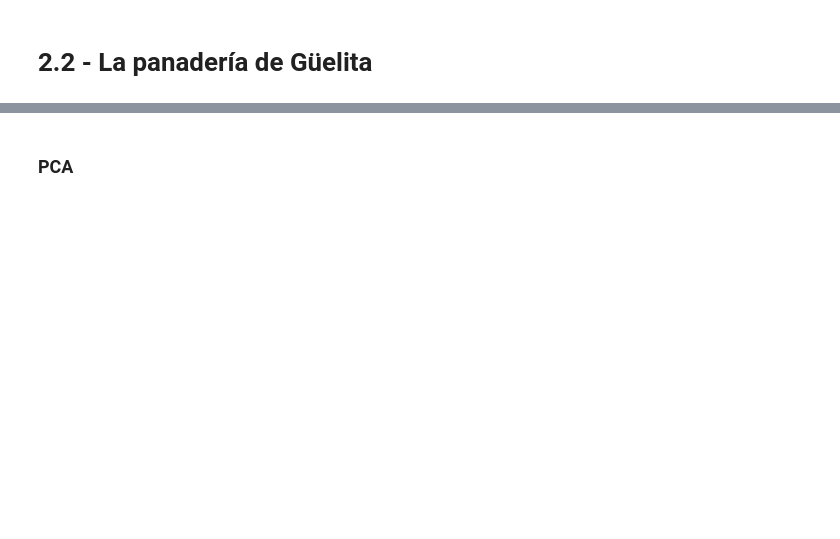
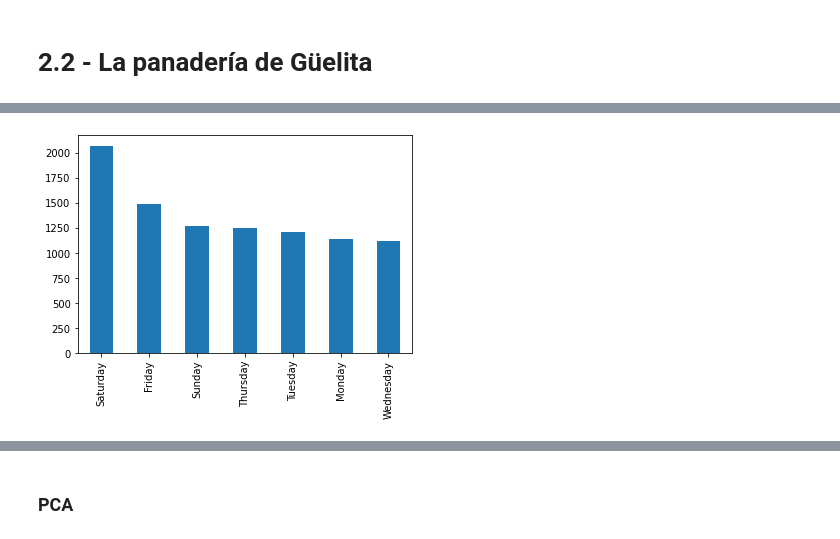
Before and after one commit to Ironhack-Data-Madrid-Abril-2021/Material_Clase, a Jupyter notebook: semana_7/2.2 - La panaderia de Guelita.ipynb, the cells around one changed output, grey strips where cells are left out. Saved outputs shown, nothing was run; the diff lists cells and outputs as text; code cells hidden in the pictures; blank space fills up the shorter version.

```diff
--- a/semana_7/2.2 - La panaderia de Guelita.ipynb
+++ b/semana_7/2.2 - La panaderia de Guelita.ipynb
@@ -25,0 +193,4 @@ breadbasket.head()
+# %%
+bread_group.day.value_counts().plot(kind='bar');
+# %% [output]
+[figure, added]
```
Also changed, not shown: parts of 44 cells of this notebook.
